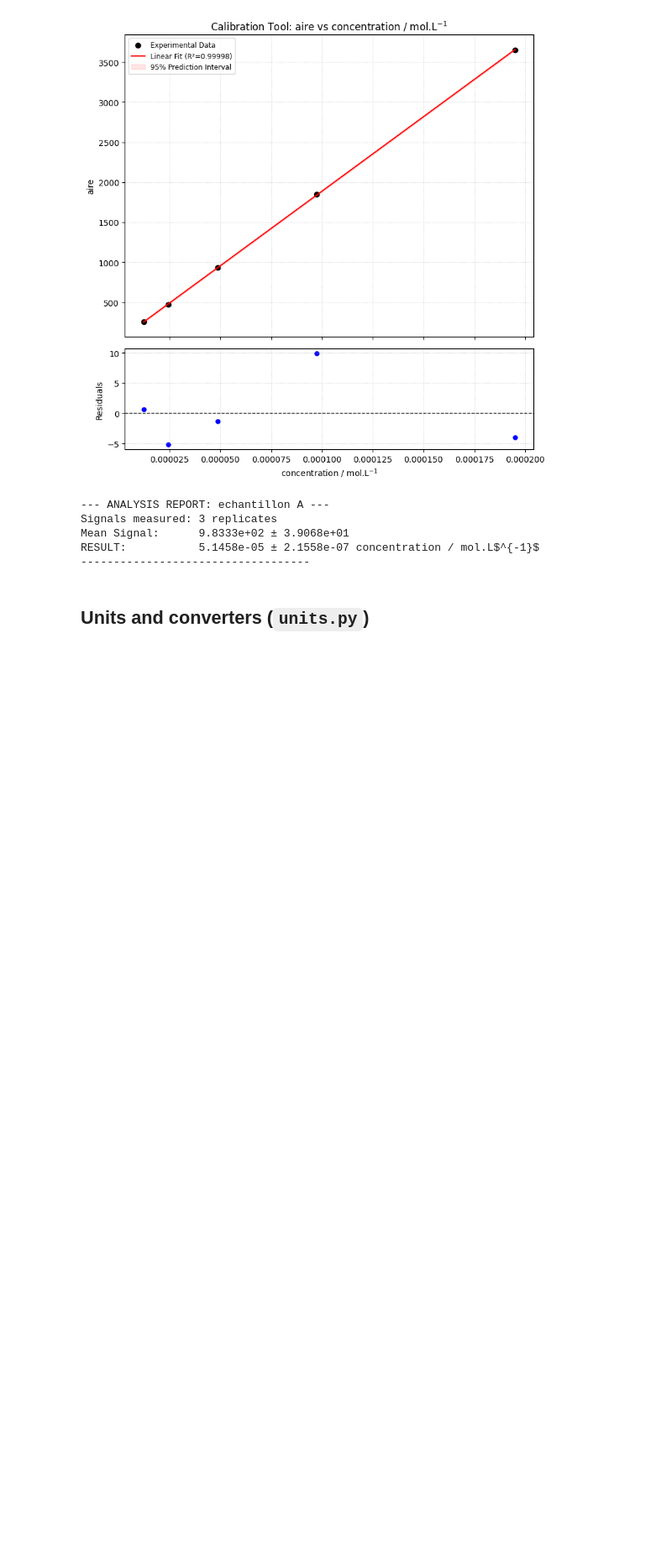
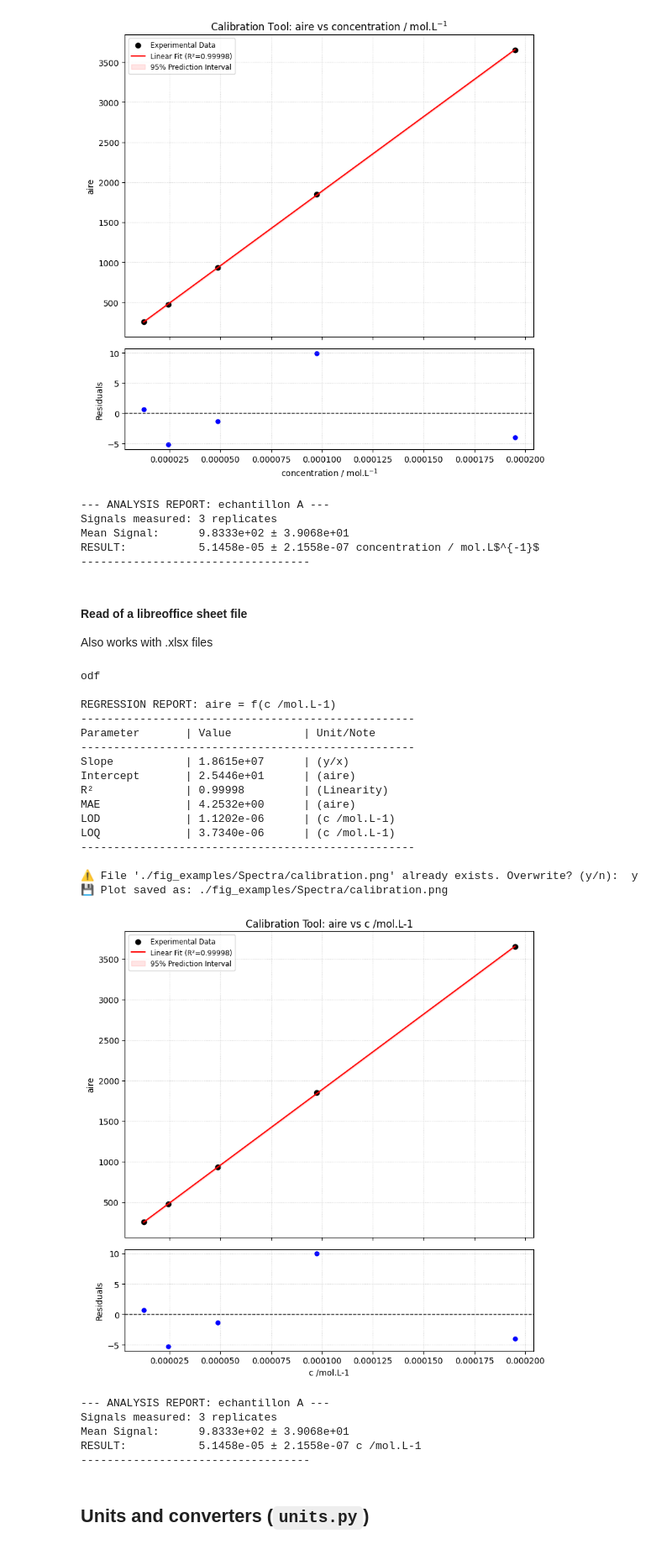
Before and after one commit to rpoteau/pyphyschemtools, a Jupyter notebook: Examples_pyPCT.ipynb, the cells around one changed output. Shown at 84% size. Saved outputs shown, nothing was run; the diff lists cells and outputs as text; code cells hidden in the pictures; blank space fills up the shorter version.

```diff
--- a/Examples_pyPCT.ipynb
+++ b/Examples_pyPCT.ipynb
@@ -445,6 +447,45 @@ Signals measured: 3 replicates
 Mean Signal:      9.8333e+02 ± 3.9068e+01
 RESULT:           5.1458e-05 ± 2.1558e-07 concentration / mol.L$^{-1}$
 -----------------------------------
+# %% [markdown]
+#### Read of a libreoffice sheet file
+
+Also works with .xlsx files
+# %%
+import pyphyschemtools as t4pPC
+from pyphyschemtools import QuantitativeAnalysis
+
+path2file = get_ppct_data("Spectra/calib_chromato.ods")
+
+etalonnage = QuantitativeAnalysis.from_excel(path2file)
+etalonnage.fit_linear()
+etalonnage.plot_calibration(save_img="./fig_examples/Spectra/calibration.png")
+
+mesures = [943,986,1021]
+etalonnage.predict(mesures, "echantillon A")
+# %% [output]
+odf
+
+REGRESSION REPORT: aire = f(c /mol.L-1)
+---------------------------------------------------
+Parameter       | Value           | Unit/Note
+---------------------------------------------------
+Slope           | 1.8615e+07      | (y/x)
+Intercept       | 2.5446e+01      | (aire)
+R²              | 0.99998         | (Linearity)
+MAE             | 4.2532e+00      | (aire)
+LOD             | 1.1202e-06      | (c /mol.L-1)
+LOQ             | 3.7340e-06      | (c /mol.L-1)
+---------------------------------------------------
+
+⚠️ File './fig_examples/Spectra/calibration.png' already exists. Overwrite? (y/n):  y
+💾 Plot saved as: ./fig_examples/Spectra/calibration.png
+[figure, added]
+--- ANALYSIS REPORT: echantillon A ---
+Signals measured: 3 replicates
+Mean Signal:      9.8333e+02 ± 3.9068e+01
+RESULT:           5.1458e-05 ± 2.1558e-07 c /mol.L-1
+-----------------------------------
 # %% [markdown]
 ## Units and converters (`units.py`)
 # %% [markdown]
```
Also changed, not shown: parts of 2 cells of this notebook, 10 other files.
